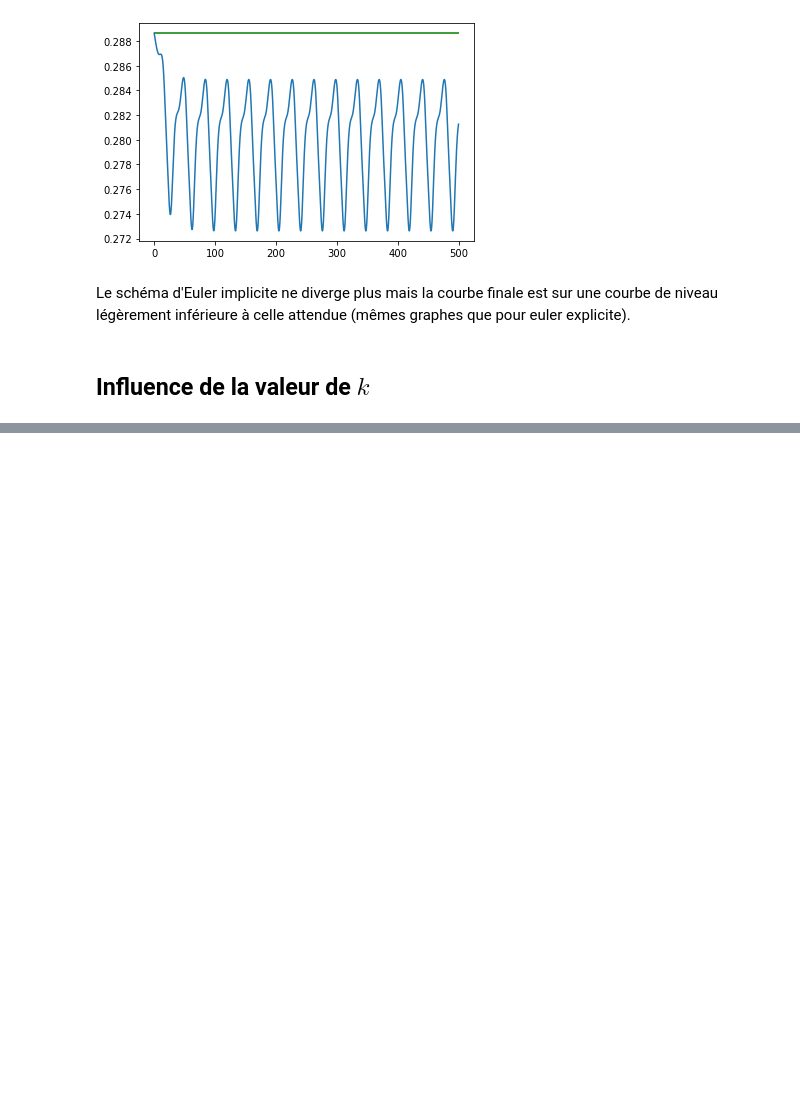
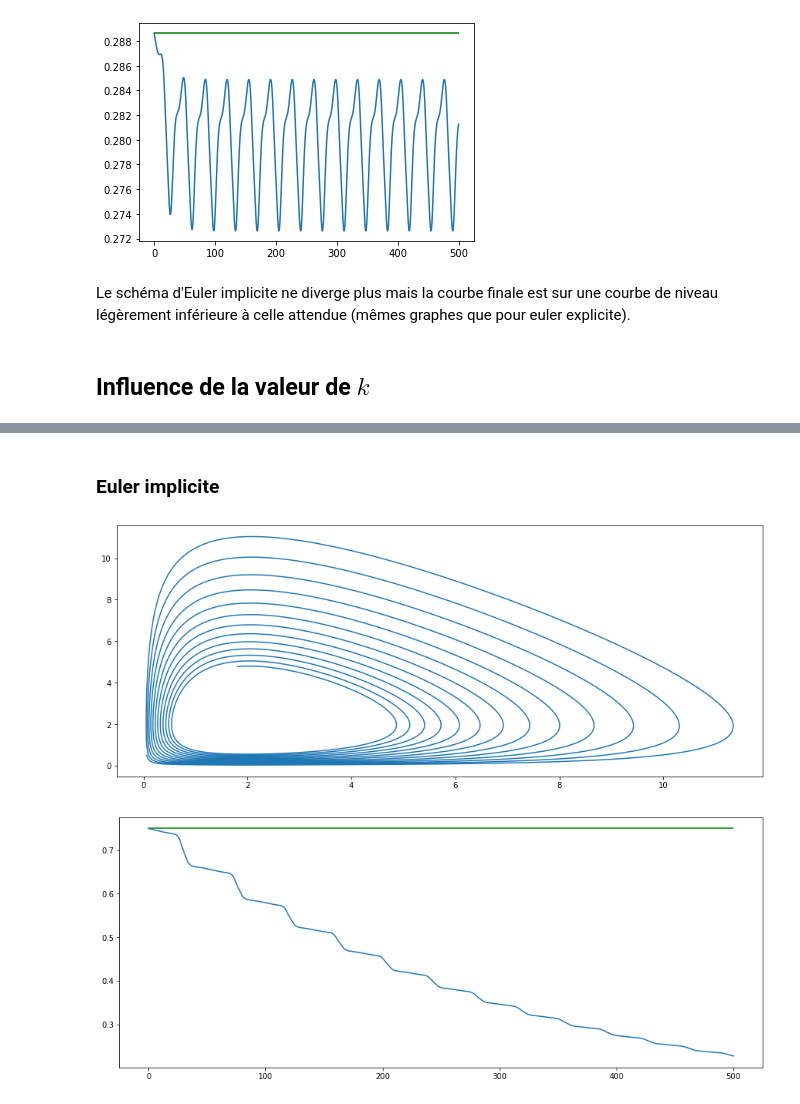
Before and after one commit to remymart/projet_equa_diff, a Jupyter notebook: equa_diff.ipynb, the cells around one changed output, grey strips where cells are left out. Cells and saved outputs as stored; diff of their text form; code cells hidden in the pictures; blank space fills up the shorter version.

```diff
--- a/equa_diff.ipynb
+++ b/equa_diff.ipynb
@@ -413,0 +434,7 @@ test_k(1000000000000000000000000)
+# %% [markdown]
+### Euler implicite
+# %%
+test_k_implicit(1e-5, 1/16, 1/2)
+# %% [output]
+[figure, added]
+[figure, added]
```
Also changed, not shown: parts of 14 cells of this notebook.
